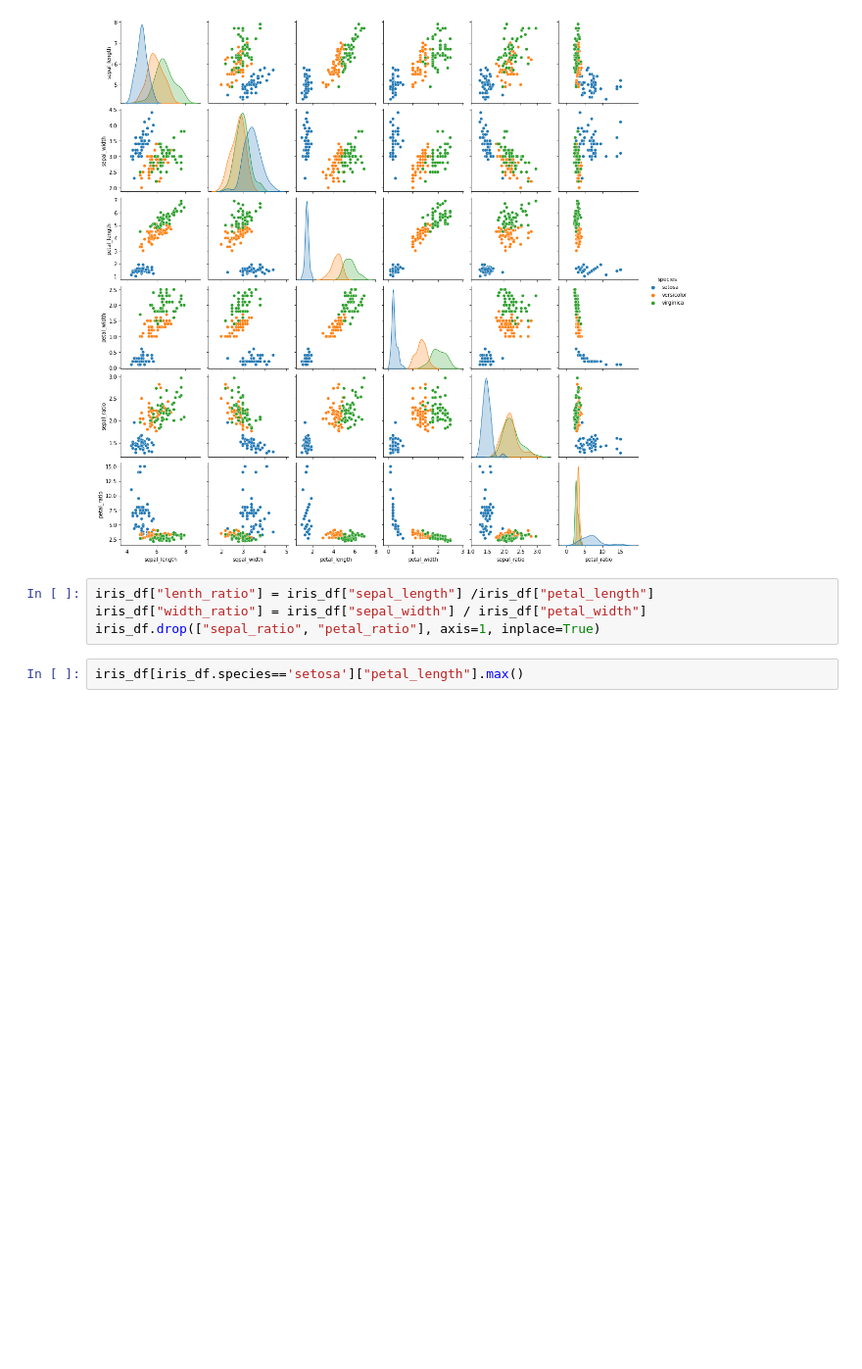
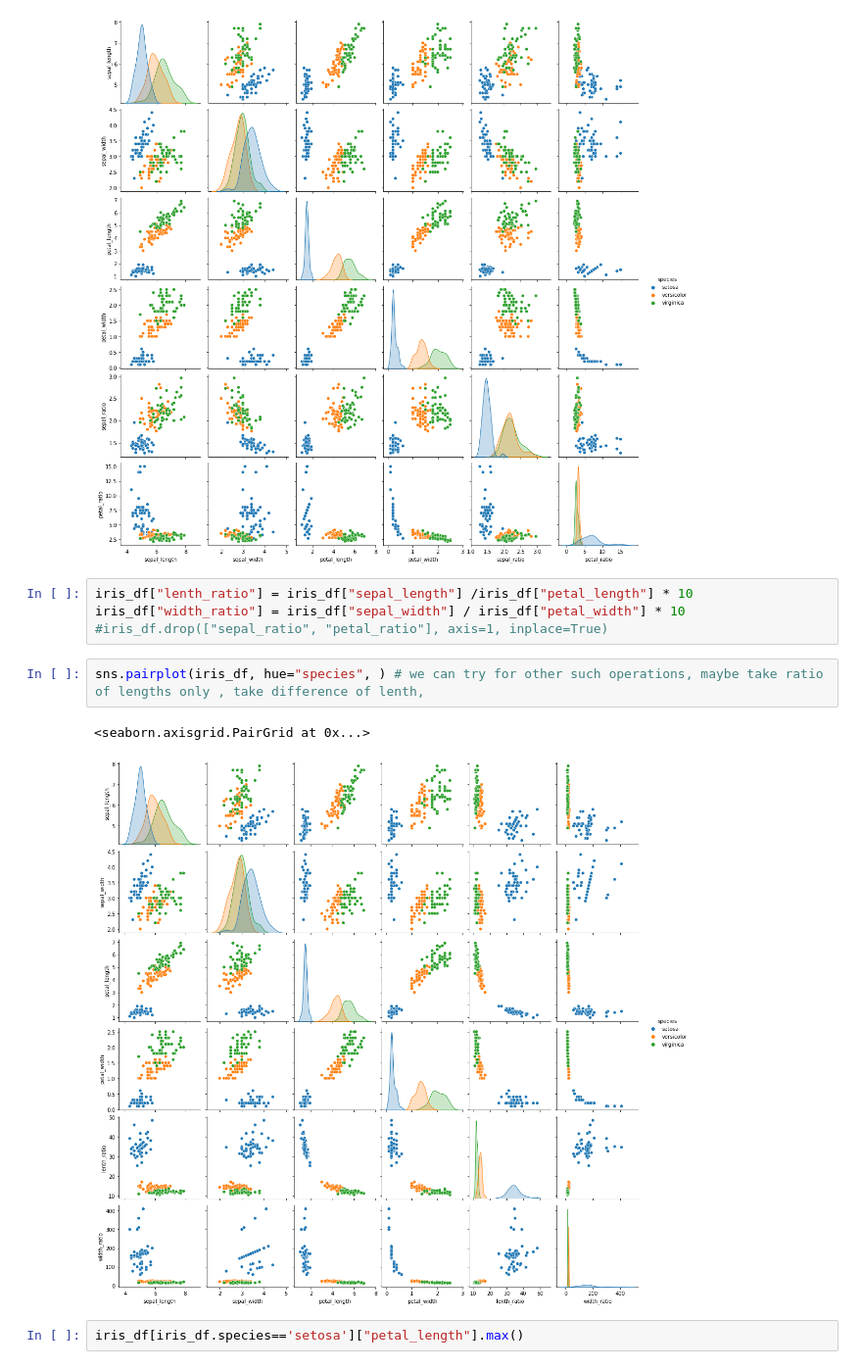
Before and after one commit to Shreyas-Bhat/Intro-to-ml-dl, a Jupyter notebook: Week3/KNNs_and_tree.ipynb, the cells around one changed output. Shown at 98% size. Drawn from its saved outputs; the diff is of its cells as text; blank space fills up the shorter version.

```diff
--- a/Week3/KNNs_and_tree.ipynb
+++ b/Week3/KNNs_and_tree.ipynb
@@ -94,9 +99,14 @@ sns.pairplot(iris_df, hue="species", ) # we can try for other such operations, m
 <seaborn.axisgrid.PairGrid at 0x...>
 [figure]
 # %%
-iris_df["lenth_ratio"] = iris_df["sepal_length"] /iris_df["petal_length"]
-iris_df["width_ratio"] = iris_df["sepal_width"] / iris_df["petal_width"]
-iris_df.drop(["sepal_ratio", "petal_ratio"], axis=1, inplace=True)
+iris_df["lenth_ratio"] = iris_df["sepal_length"] /iris_df["petal_length"] * 10
+iris_df["width_ratio"] = iris_df["sepal_width"] / iris_df["petal_width"] * 10
+#iris_df.drop(["sepal_ratio", "petal_ratio"], axis=1, inplace=True)
+# %%
+sns.pairplot(iris_df, hue="species", ) # we can try for other such operations, maybe take ratio of lengths only , take difference of lenth,
+# %% [output]
+<seaborn.axisgrid.PairGrid at 0x...>
+[figure, added]
 # %%
 iris_df[iris_df.species=='setosa']["petal_length"].max()
 # %% [output]
```
Also changed, not shown: parts of 30 cells of this notebook.
